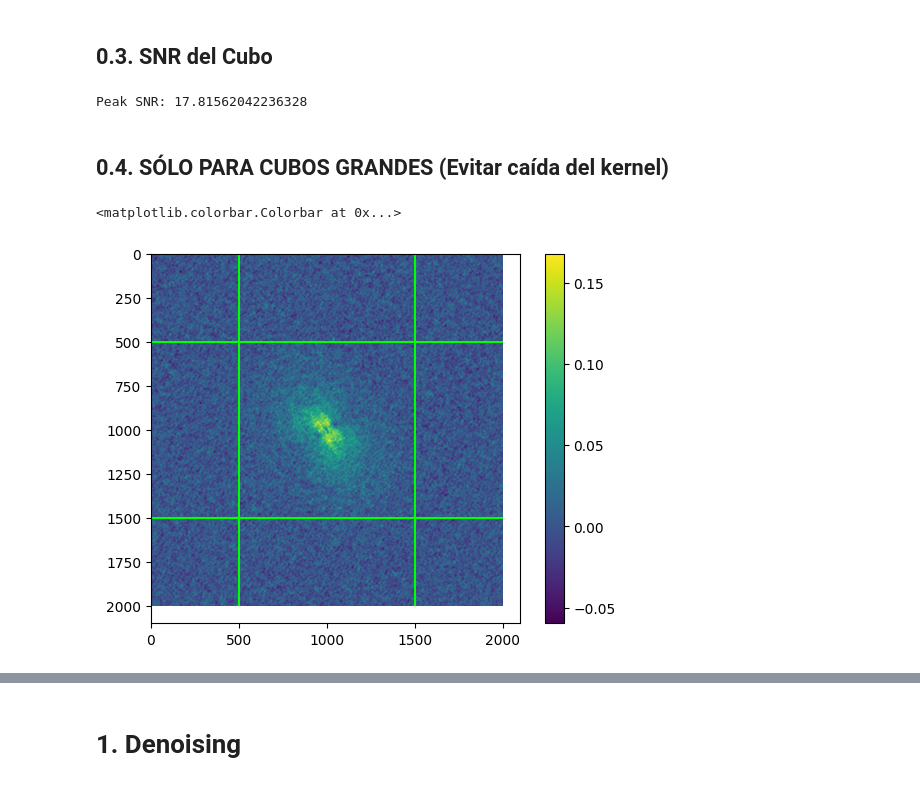
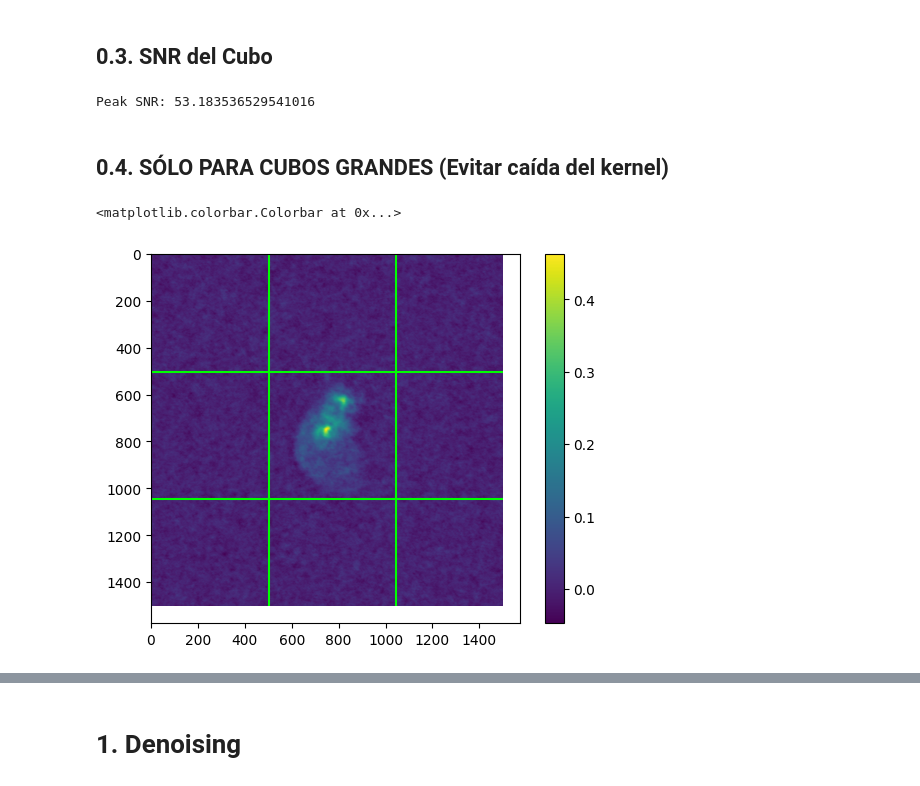
Before and after one commit to sebastiancastro12/WALDO, a Jupyter notebook: notebooks/ENGINE-wavelets_denoising.ipynb, the cells around one changed output, grey strips where cells are left out. Drawn from its saved outputs; the diff is of its cells as text; code cells hidden in the pictures.

```diff
--- a/notebooks/ENGINE-wavelets_denoising.ipynb
+++ b/notebooks/ENGINE-wavelets_denoising.ipynb
@@ -207,7 +206,8 @@ CUBE_TYPE_DIR = 'DSHARP'
 #CUBE_DIR = 'condor01comb'
 #CUBE_DIR = 'corot_141_rotx30y50_AC5_N1000'
 #CUBE_DIR = 'perpendicular_138_rotx30y50_AC2_N50'
-CUBE_DIR = 'imlup'
+#CUBE_DIR = 'rulup'
+CUBE_DIR = 'as205'
 
 #CUBE_NAME = 'PointingB_calibrated_SourceA_Contsub_CubeLine_Natural_50kms_image_subcube1_subcube'
 #CUBE_NAME = 'CONDOR06LD_spw27_18kms_r05_subcube1'
@@ -215,7 +215,7 @@ CUBE_DIR = 'imlup'
 #CUBE_NAME = 'COROT_141_rotx30y50_AC5_N1000_noisy'
 #CUBE_NAME = 'perpendicular_138_rotx30y50_AC2_N50_notnoisy'
 #CUBE_NAME = 'htlup_continuum_sub'
-CUBE_NAME = 'imlup_co'
+CUBE_NAME = 'as205_co_sub'
 # %% [markdown]
 ## 0.3. SNR del Cubo
 # %%
@@ -226,26 +226,26 @@ cube = np.squeeze(hdu[0].data)
 cube = np.nan_to_num(cube, nan=0.0) # Se reemplazan los NaN por 0
 
 
-rms_noise = np.std(cube[46:59])
+rms_noise = np.std(cube[:11])
 peak_signal = np.max(cube)
 peak_snr = peak_signal / rms_noise
 print(f'Peak SNR: {peak_snr}')
 # %% [output]
-Peak SNR: 17.81562042236328
+Peak SNR: 53.183536529541016
 # %% [markdown]
 ## 0.4. SÓLO PARA CUBOS GRANDES (Evitar caída del kernel)
 # %%
-sumcube = np.sum(cube[20:41,:,:], axis=0)
+sumcube = np.sum(cube[25:43,:,:], axis=0)
 plt.imshow(sumcube)
 
 
-plt.vlines(500, 0, 2000, color='lime')
-plt.vlines(1500, 0, 2000, color='lime')
-plt.hlines(500, 0, 2000, color='lime')
-plt.hlines(1500, 0, 2000, color='lime')
+plt.vlines(505, 0, 1500, color='lime')
+plt.vlines(1045, 0, 1500, color='lime')
+plt.hlines(505, 0, 1500, color='lime')
+plt.hlines(1045, 0, 1500, color='lime')
 #plt.xlim(400, 1200)
 #plt.ylim(400, 1200)
 plt.colorbar()
 # %% [output]
 <matplotlib.colorbar.Colorbar at 0x...>
-[figure, old version]
+[figure, new version]
```
Also changed, not shown: parts of 6 cells of this notebook, 1 other file.
